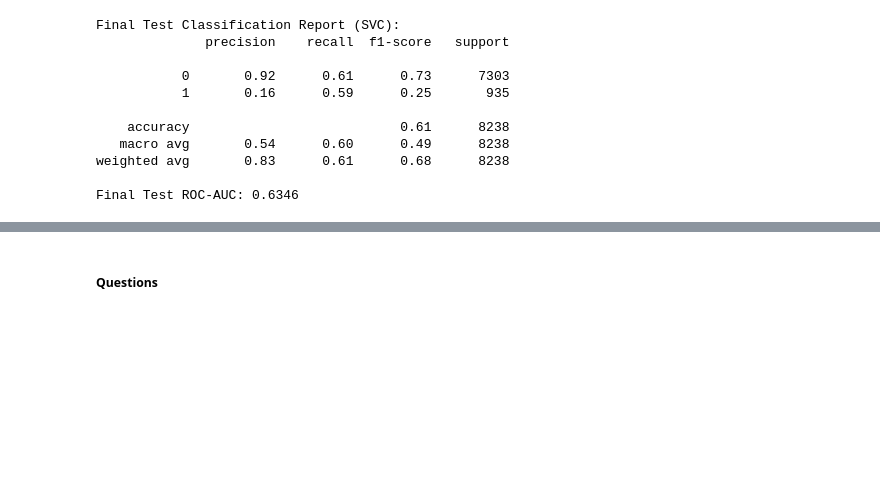
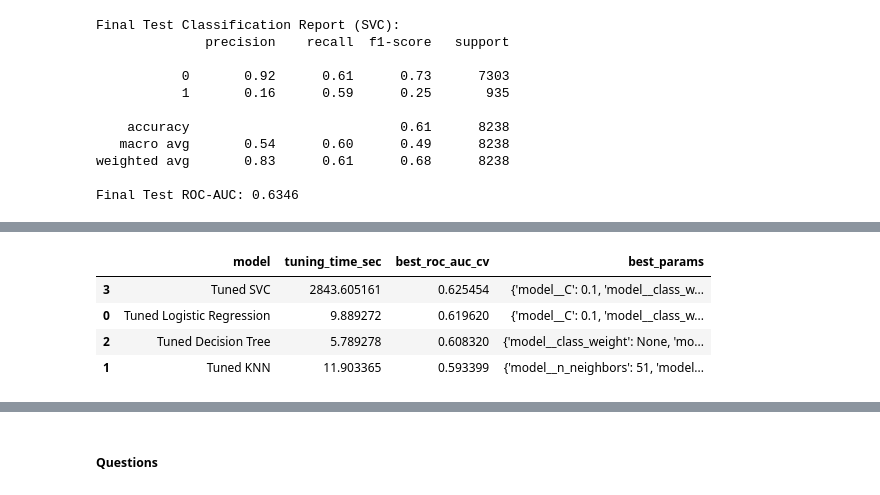
Before and after one commit to weslylaboy/classifiers-performance-comparison, a Jupyter notebook: prompt_III.ipynb, the cells around one changed output, grey strips where cells are left out. Drawn from its saved outputs; the diff is of its cells as text; code cells hidden in the pictures; blank space fills up the shorter version.

```diff
--- a/prompt_III.ipynb
+++ b/prompt_III.ipynb
@@ -867,0 +981,46 @@ Final Test ROC-AUC: 0.6346
+# %%
+def train_smote_grid_cv_models(models_list, params):
+    # array to append results
+    best_smote_grid_models = {}
+    tuning_rows = []
+
+    for name, model in models_list.items():
+
+        # start time counter
+        start_time = time.time()
+
+        # pipeline to fit all models
+        smote_pipeline = ImbPipeline([
+            ('preprocessor', preprocessor),
+            ('smote', SMOTE(random_state=42)),
+            ('model', model)
+        ])
+
+        grid = GridSearchCV(smote_pipeline, params[name], cv=3, scoring='roc_auc', n_jobs=1).fit(X_train, y_train)
+
+        # duration
+        duration = time.time() - start_time
+        best_smote_grid_models[name] = grid.best_estimator_
+
+        # append model result
+        tuning_rows.append({
+            "model": f"Tuned {name}",
+            "tuning_time_sec": duration,
+            "best_roc_auc_cv": grid.best_score_,
+            "best_params": grid.best_params_
+        })
+
+
+    # show results as dataframe
+    df_grid_results = pd.DataFrame(tuning_rows).sort_values("best_roc_auc_cv", ascending=False)
+    return df_grid_results, best_smote_grid_models
+# %%
+grid_smote_result_df, best_smote_grid_models = train_smote_grid_cv_models(models_smote_tuning, param_grids_fast)
+# %%
+grid_smote_result_df
+# %% [output]
+|  | model | tuning_time_sec | best_roc_auc_cv | best_params |
+| 3 | Tuned SVC | 2843.605161 | 0.625454 | {'model__C': 0.1, 'model__class_w... |
+| 0 | Tuned Logistic Regression | 9.889272 | 0.619620 | {'model__C': 0.1, 'model__class_w... |
+| 2 | Tuned Decision Tree | 5.789278 | 0.608320 | {'model__class_weight': None, 'mo... |
+| 1 | Tuned KNN | 11.903365 | 0.593399 | {'model__n_neighbors': 51, 'model... |
```
Also changed, not shown: parts of 37 cells of this notebook.
